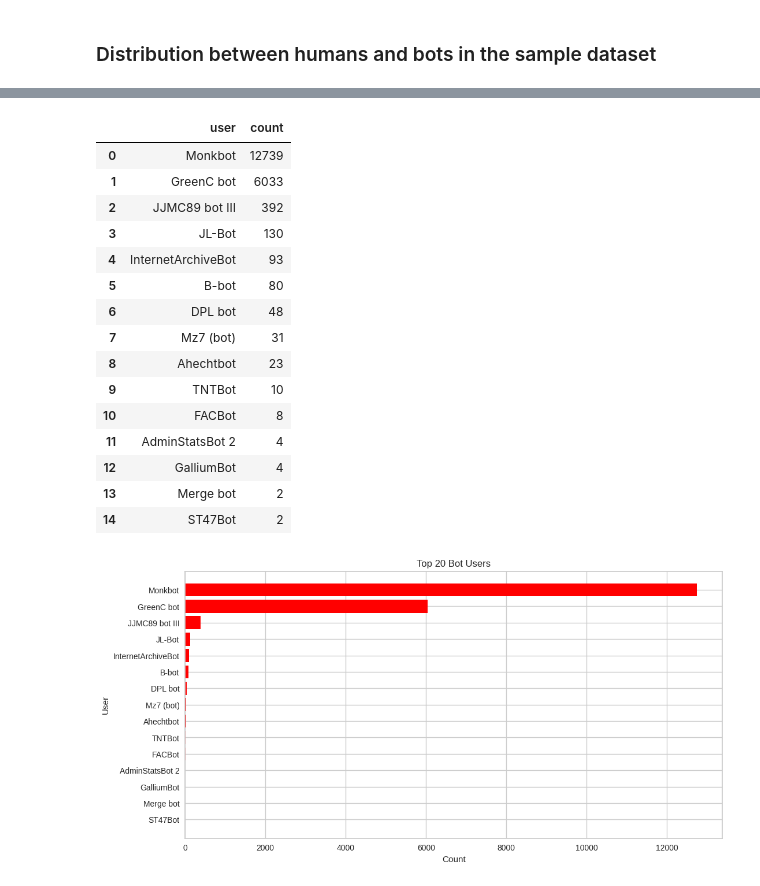
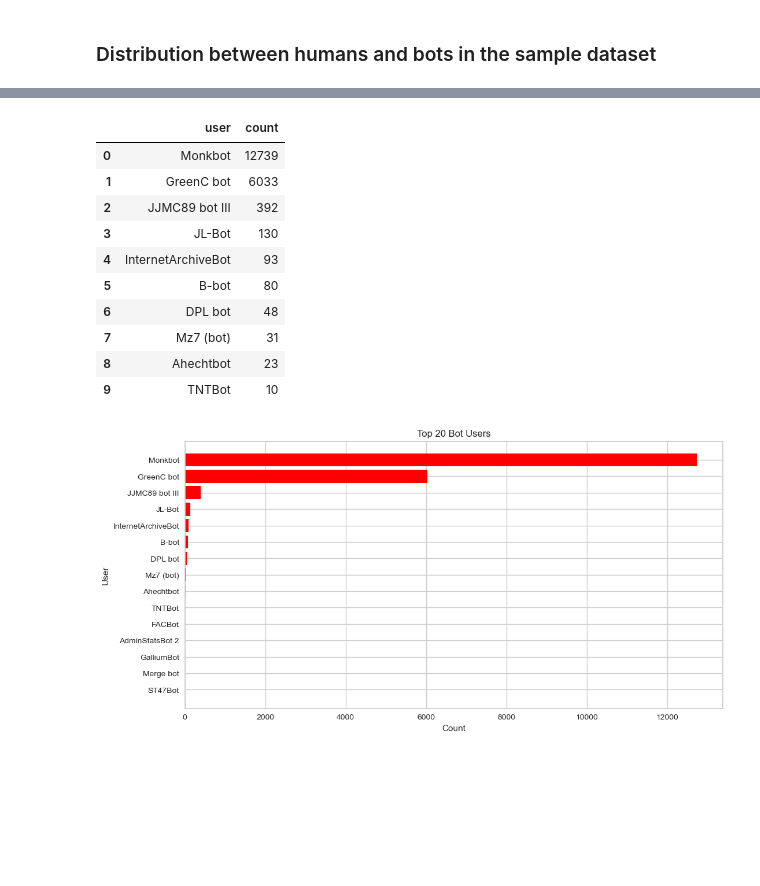
Before and after one commit to ansu0122/ucu-mmds, a Jupyter notebook: src/homework2/bots_detection.ipynb, the cells around one changed output, grey strips where cells are left out. Cells and saved outputs as stored; diff of their text form; code cells hidden in the pictures; blank space fills up the shorter version.

```diff
--- a/src/homework2/bots_detection.ipynb
+++ b/src/homework2/bots_detection.ipynb
@@ -231,24 +212,19 @@ Name: count, dtype: int64
 # %%
 all_bots = data[data['bot']==True].groupby('user').size().sort_values(ascending=False).reset_index(name='count')
 
-all_bots.head(80)
+all_bots.head(10)
 # %% [output]
 |  | user | count |
 | 0 | Monkbot | 12739 |
 | 1 | GreenC bot | 6033 |
 | 2 | JJMC89 bot III | 392 |
 | 3 | JL-Bot | 130 |
 | 4 | InternetArchiveBot | 93 |
 | 5 | B-bot | 80 |
 | 6 | DPL bot | 48 |
 | 7 | Mz7 (bot) | 31 |
 | 8 | Ahechtbot | 23 |
 | 9 | TNTBot | 10 |
-| 10 | FACBot | 8 |
-| 11 | AdminStatsBot 2 | 4 |
-| 12 | GalliumBot | 4 |
-| 13 | Merge bot | 2 |
-| 14 | ST47Bot | 2 |
 # %%
 plt.figure(figsize=(12, 6))
 plt.title('Top 20 Bot Users')
```
Also changed, not shown: parts of 11 cells of this notebook.
